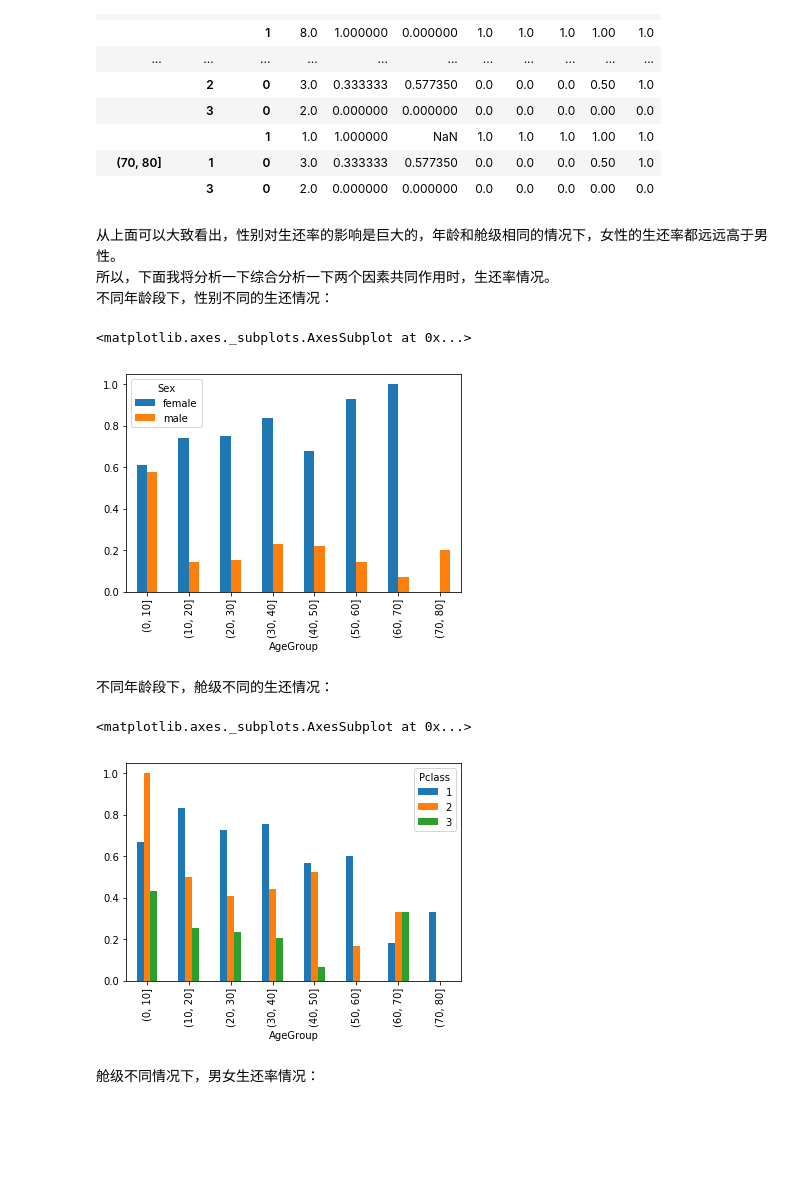
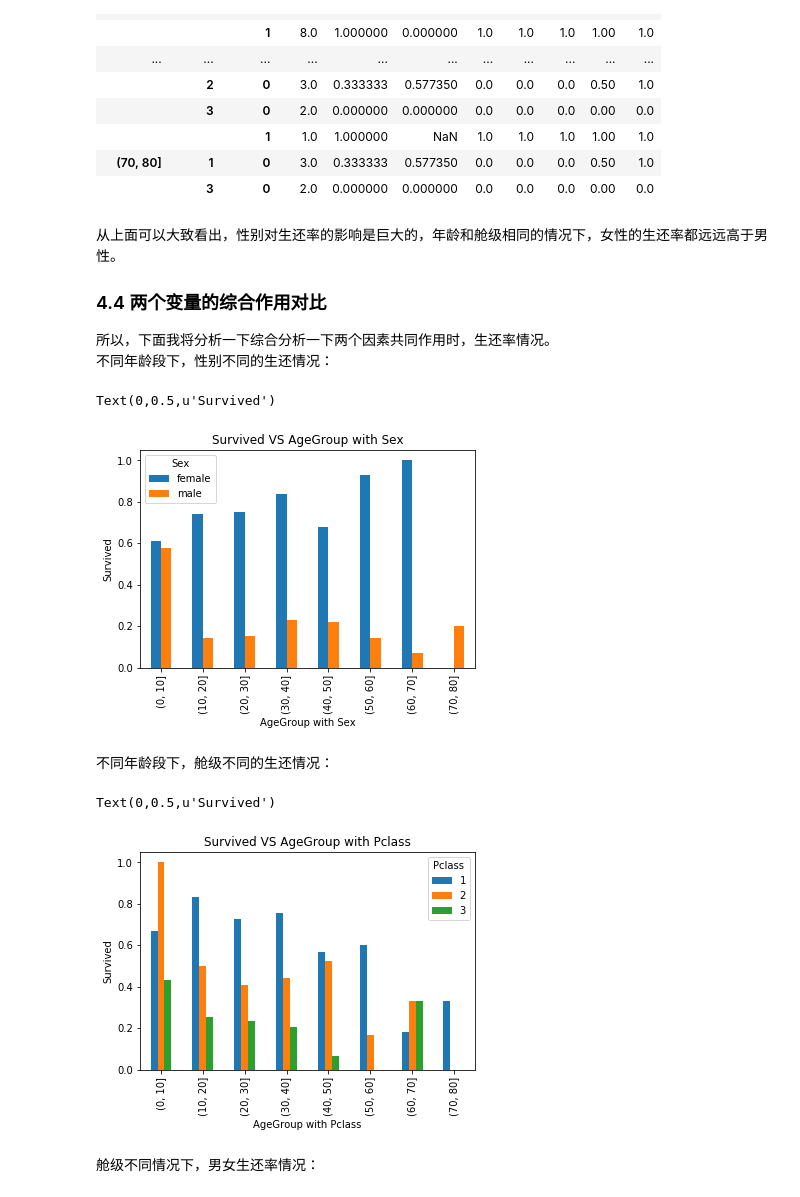
Before and after one commit to TrellixVulnTeam/udacity_CPLF, a Jupyter notebook: p4/Titanic.ipynb, the cells around one changed output. Cells and saved outputs as stored; diff of their text form; code cells hidden in the pictures; blank space fills up the shorter version.

```diff
--- a/p4/Titanic.ipynb
+++ b/p4/Titanic.ipynb
@@ -326,20 +333,27 @@ passengers_groupby_apm['Survived'].describe()
 |  | 3 | 0 | 2.0 | 0.000000 | 0.000000 | 0.0 | 0.0 | 0.0 | 0.00 | 0.0 |
 # %% [markdown]
 从上面可以大致看出，性别对生还率的影响是巨大的，年龄和舱级相同的情况下，女性的生还率都远远高于男性。<br/>
+### 4.4 两个变量的综合作用对比
 所以，下面我将分析一下综合分析一下两个因素共同作用时，生还率情况。<br/>
 不同年龄段下，性别不同的生还情况：
 # %%
 pan_analysis_passengers.groupby(['AgeGroup', 'Sex'])['Survived'].mean().unstack().plot(kind='bar')
+plt.title('Survived VS AgeGroup with Sex')
+plt.xlabel('AgeGroup with Sex')
+plt.ylabel('Survived')
 # %% [output]
-<matplotlib.axes._subplots.AxesSubplot at 0x...>
+Text(0,0.5,u'Survived')
-[figure, old version]
+[figure, new version]
 # %% [markdown]
 不同年龄段下，舱级不同的生还情况：
 # %%
 pan_analysis_passengers.groupby(['AgeGroup', 'Pclass'])['Survived'].mean().unstack().plot(kind='bar')
+plt.title('Survived VS AgeGroup with Pclass')
+plt.xlabel('AgeGroup with Pclass')
+plt.ylabel('Survived')
 # %% [output]
-<matplotlib.axes._subplots.AxesSubplot at 0x...>
+Text(0,0.5,u'Survived')
-[figure, old version]
+[figure, new version]
 # %% [markdown]
 舱级不同情况下，男女生还率情况：
 # %%
```
Also changed, not shown: parts of 18 cells of this notebook, 1 other file.
